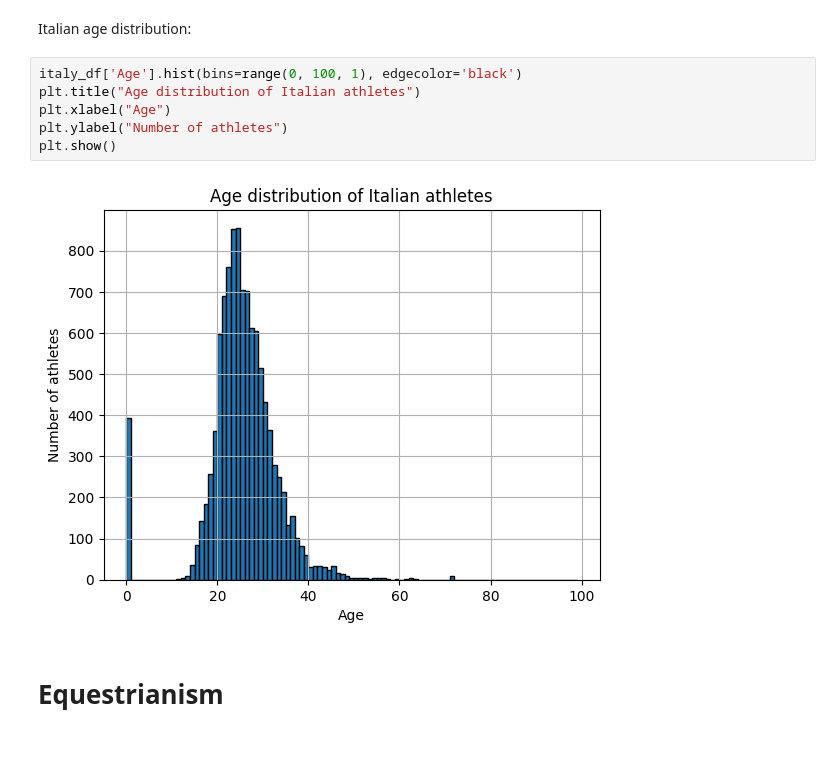
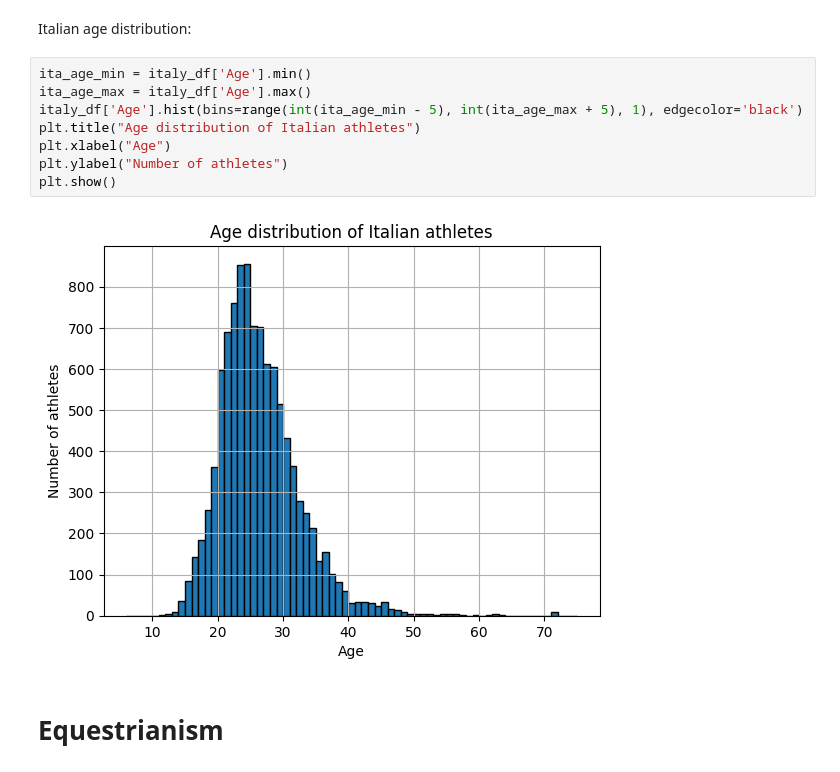
Before and after one commit to Aggisimov/Grupparbete_Italy, a Jupyter notebook: grupparbete.ipynb, the cells around one changed output. Cells and saved outputs as stored; diff of their text form.

Commit message:
Graph cleanup

```diff
--- a/grupparbete.ipynb
+++ b/grupparbete.ipynb
@@ -156,13 +156,15 @@ italy_df['Games'][italy_df['Medal'].notnull()].value_counts().sort_index().plot.
 # %% [markdown]
 Italian age distribution:
 # %%
-italy_df['Age'].hist(bins=range(0, 100, 1), edgecolor='black')
+ita_age_min = italy_df['Age'].min()
+ita_age_max = italy_df['Age'].max()
+italy_df['Age'].hist(bins=range(int(ita_age_min - 5), int(ita_age_max + 5), 1), edgecolor='black')
 plt.title("Age distribution of Italian athletes")
 plt.xlabel("Age")
 plt.ylabel("Number of athletes")
 plt.show()
 # %% [output]
-[figure, old version]
+[figure, new version]
 # %% [markdown]
 # Equestrianism
 # %% [markdown]
```
Also changed, not shown: parts of 5 cells of this notebook.
